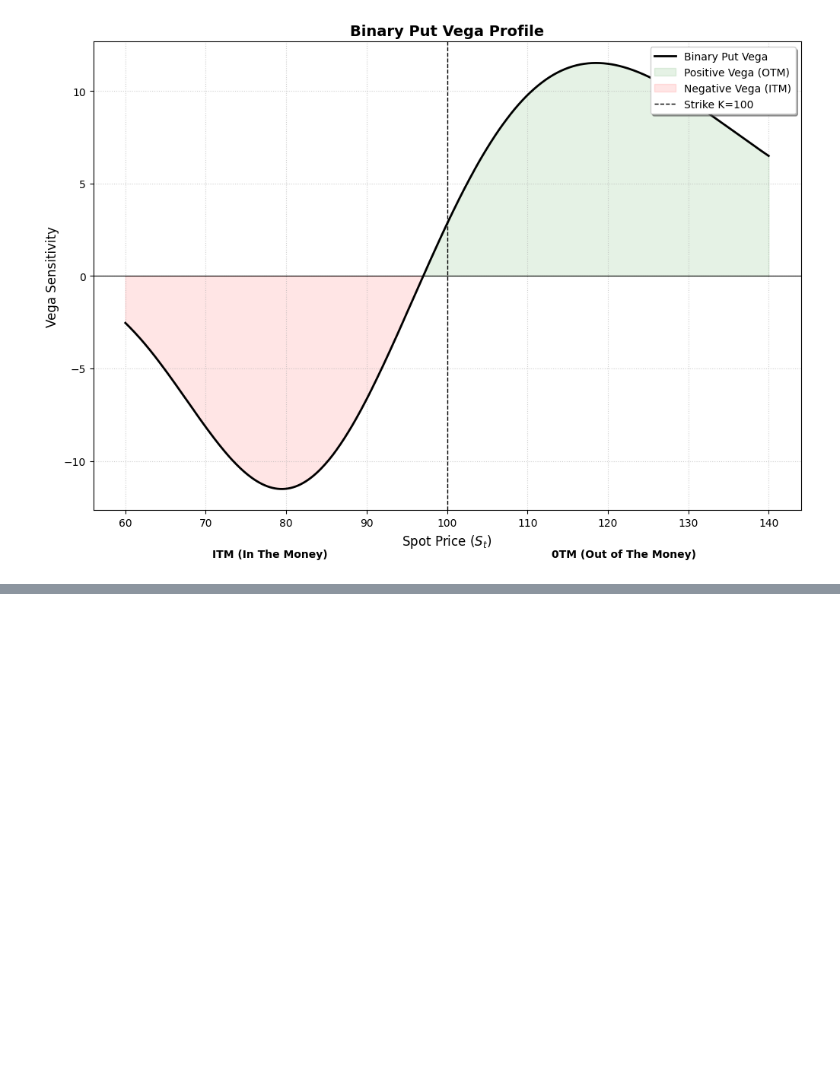
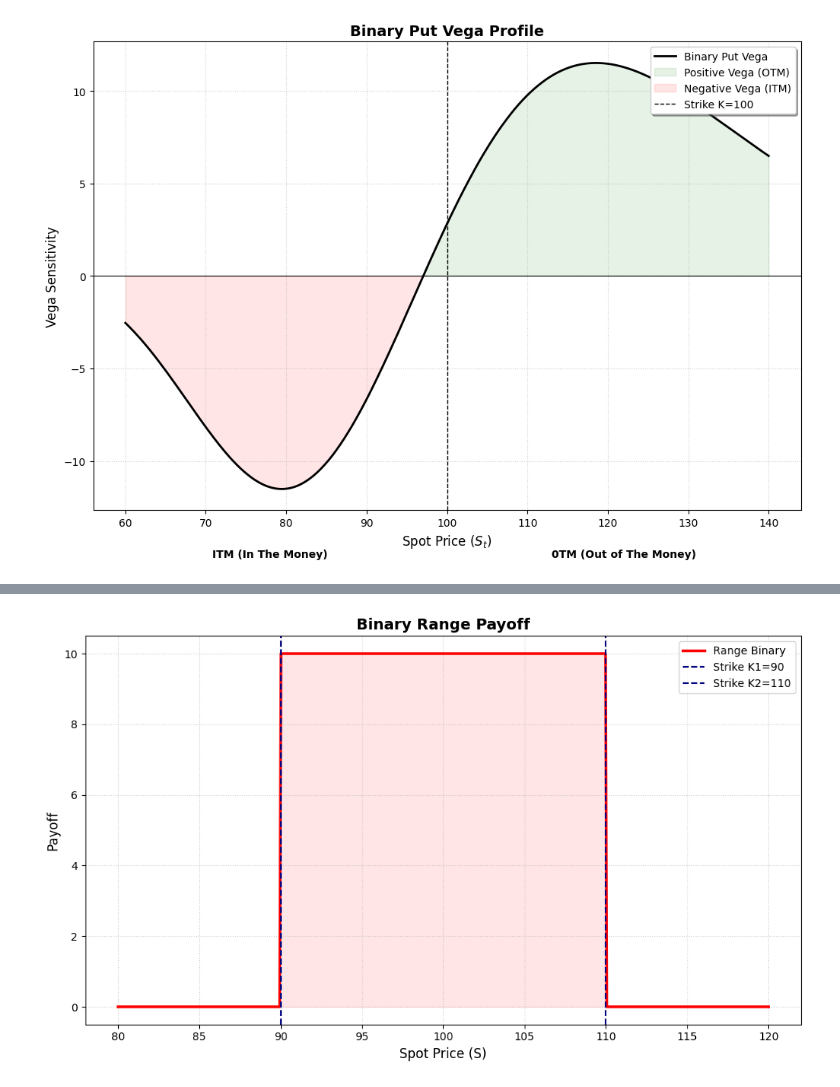
Before and after one commit to Mathis-14/Option_Pricing, a Jupyter notebook: exotics/binary_options.ipynb, the cells around one changed output, grey strips where cells are left out. Saved outputs shown, nothing was run; the diff lists cells and outputs as text; code cells hidden in the pictures; blank space fills up the shorter version.

```diff
--- a/exotics/binary_options.ipynb
+++ b/exotics/binary_options.ipynb
@@ -373,0 +483,27 @@ plt.show()
+# %%
+S=np.linspace(80,120,500)
+K1=90
+K2=110
+C=10
+
+d_call_1=binary_option_payoff(S,K1,C)
+d_call_2=binary_option_payoff(S,K2,C)
+
+range_binary=d_call_1-d_call_2
+
+plt.figure(figsize=(10, 6))
+plt.plot(S, range_binary, color="red", linewidth=2.5, label="Range Binary", antialiased=True)
+plt.fill_between(S, range_binary, 0, color='red', alpha=0.1)
+
+plt.axvline(K1, color='navy', linestyle='--', linewidth=1.5, label=f'Strike K1={K1}')
+plt.axvline(K2, color='navy', linestyle='--', linewidth=1.5, label=f'Strike K2={K2}')
+
+plt.grid(True, linestyle=':', alpha=0.6)
+plt.title('Binary Range Payoff', fontsize=14, fontweight='bold')
+plt.xlabel('Spot Price (S)', fontsize=12)
+plt.ylabel('Payoff', fontsize=12)
+plt.legend()
+plt.tight_layout()
+plt.show()
+# %% [output]
+[figure, added]
```
Also changed, not shown: parts of 9 cells of this notebook.
